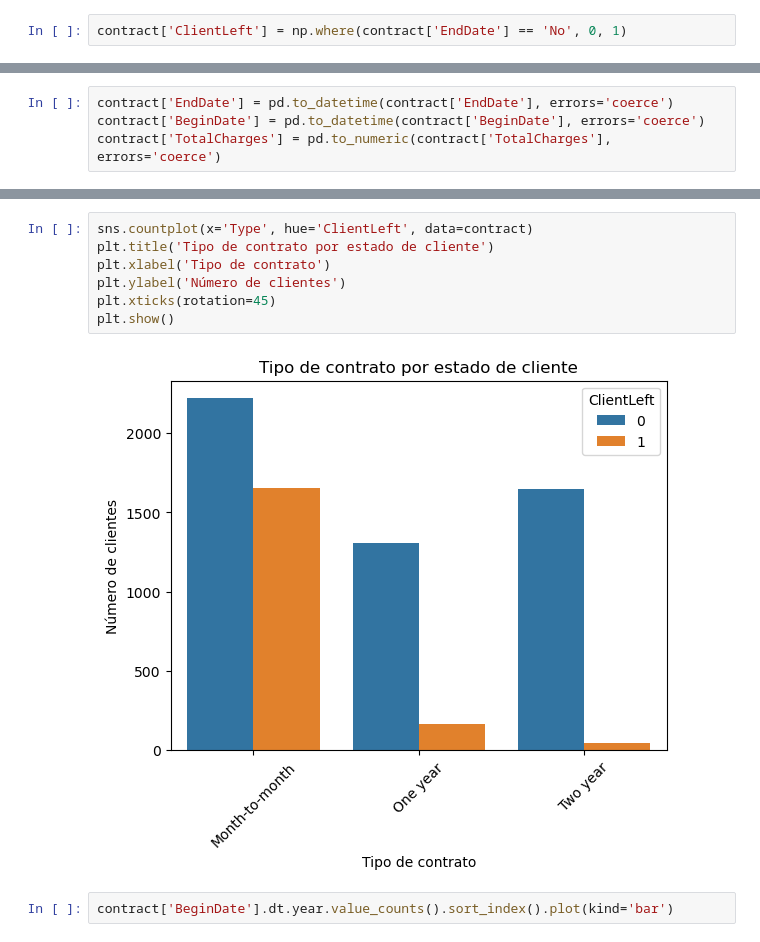
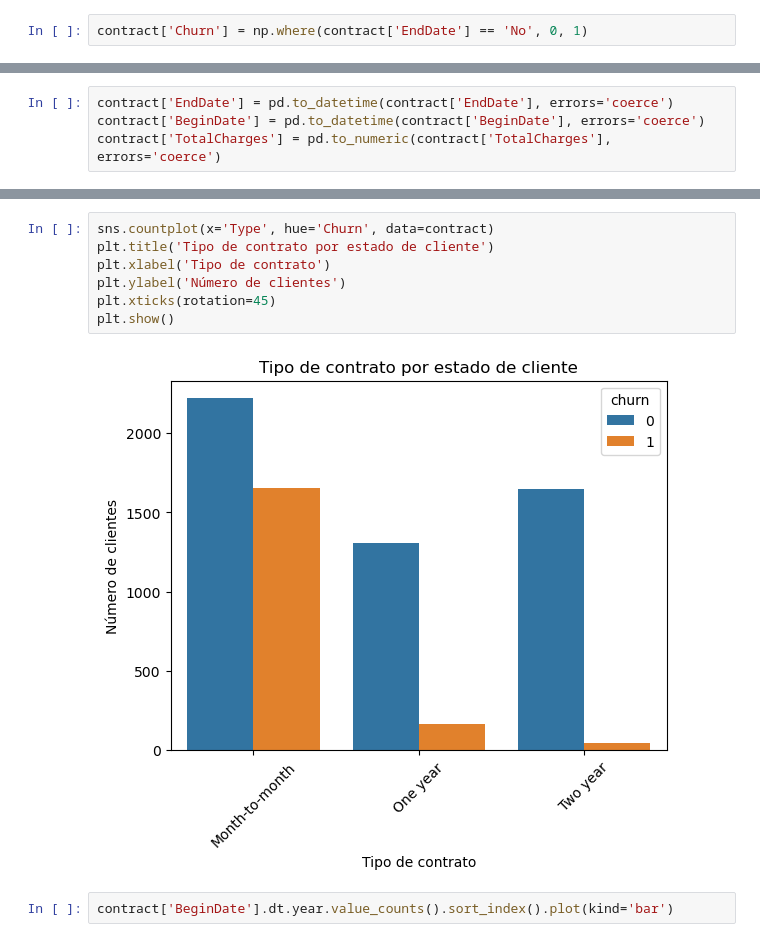
Before and after one commit to enzolozag/telecom, a Jupyter notebook: proyecto_final.ipynb, the cells around one changed output, grey strips where cells are left out. Saved outputs shown, nothing was run; the diff lists cells and outputs as text.

```diff
--- a/proyecto_final.ipynb
+++ b/proyecto_final.ipynb
@@ -159,7 +159,7 @@ Filas totalmente duplicadas: 0
 
 Duplicados en columna customerID: 0
 # %%
-contract['ClientLeft'] = np.where(contract['EndDate'] == 'No', 0, 1)
+contract['Churn'] = np.where(contract['EndDate'] == 'No', 0, 1)
 # %%
 print(contract[contract['TotalCharges'].isnull()])
 # %% [output]
@@ -223,14 +223,14 @@ plt.show()
 # %% [output]
 [figure]
 # %%
-sns.countplot(x='Type', hue='ClientLeft', data=contract)
+sns.countplot(x='Type', hue='Churn', data=contract)
 plt.title('Tipo de contrato por estado de cliente')
 plt.xlabel('Tipo de contrato')
 plt.ylabel('Número de clientes')
 plt.xticks(rotation=45)
 plt.show()
 # %% [output]
-[figure, old version]
+[figure, new version]
 # %%
 contract['BeginDate'].dt.year.value_counts().sort_index().plot(kind='bar')
 # %% [output]
```
Also changed, not shown: parts of 4 cells of this notebook.
